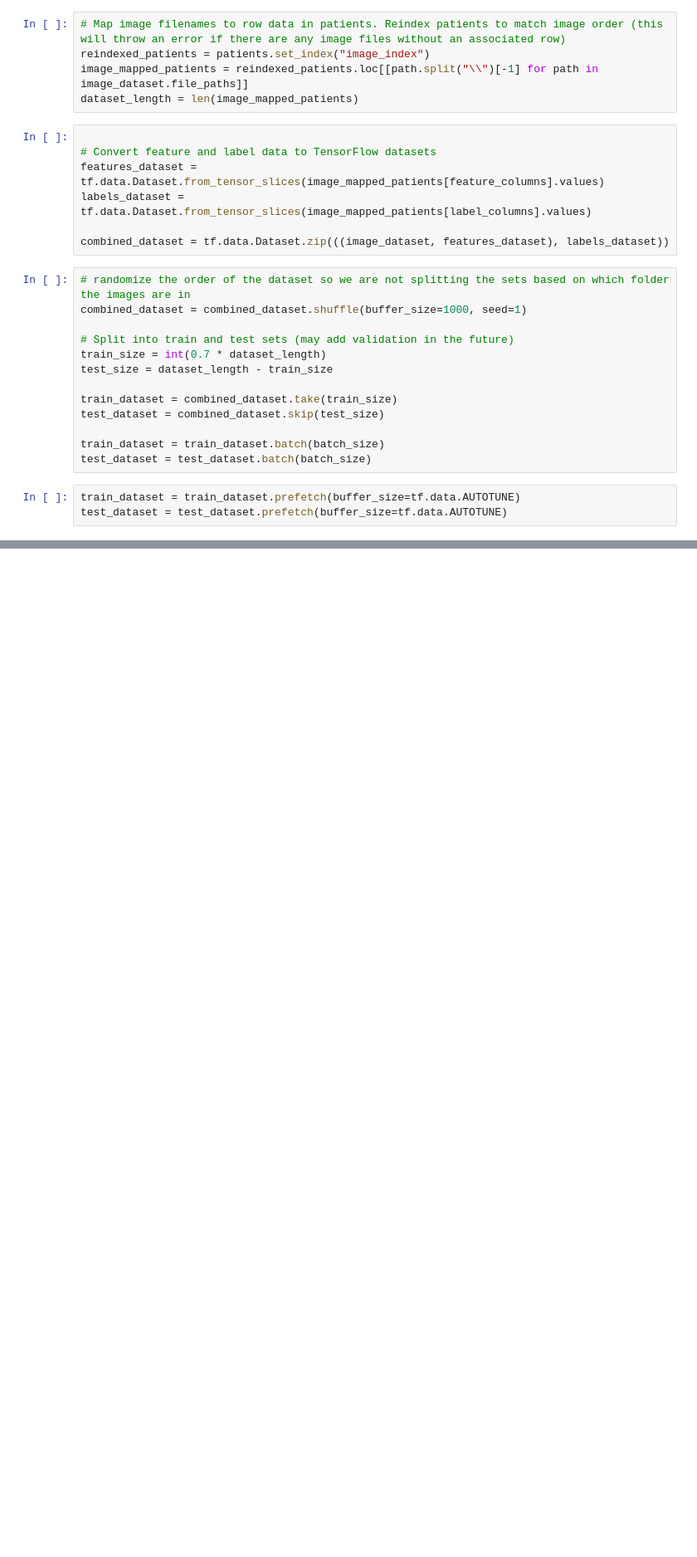
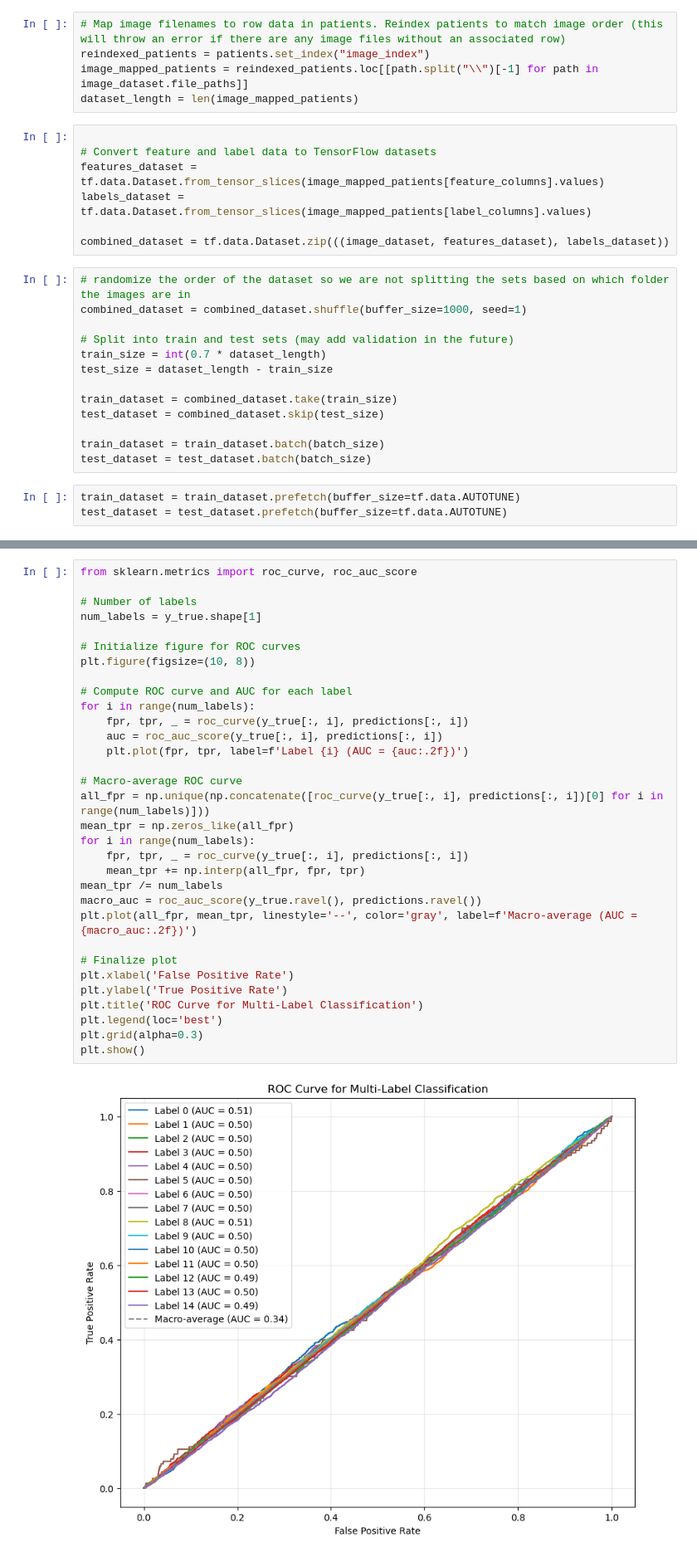
Before and after one commit to AndrewDant/AI570-Xray, a Jupyter notebook: AI 570 Xray Diagnosis.ipynb, the cells around one changed output, grey strips where cells are left out. Shown at 83% size. Drawn from its saved outputs; the diff is of its cells as text; blank space fills up the shorter version.

```diff
--- a/AI 570 Xray Diagnosis.ipynb
+++ b/AI 570 Xray Diagnosis.ipynb
@@ -453,0 +458,34 @@ weighted avg       0.23      0.25      0.24     99198
+# %%
+from sklearn.metrics import roc_curve, roc_auc_score
+
+# Number of labels
+num_labels = y_true.shape[1]
+
+# Initialize figure for ROC curves
+plt.figure(figsize=(10, 8))
+
+# Compute ROC curve and AUC for each label
+for i in range(num_labels):
+    fpr, tpr, _ = roc_curve(y_true[:, i], predictions[:, i])
+    auc = roc_auc_score(y_true[:, i], predictions[:, i])
+    plt.plot(fpr, tpr, label=f'Label {i} (AUC = {auc:.2f})')
+
+# Macro-average ROC curve
+all_fpr = np.unique(np.concatenate([roc_curve(y_true[:, i], predictions[:, i])[0] for i in range(num_labels)]))
+mean_tpr = np.zeros_like(all_fpr)
+for i in range(num_labels):
+    fpr, tpr, _ = roc_curve(y_true[:, i], predictions[:, i])
+    mean_tpr += np.interp(all_fpr, fpr, tpr)
+mean_tpr /= num_labels
+macro_auc = roc_auc_score(y_true.ravel(), predictions.ravel())
+plt.plot(all_fpr, mean_tpr, linestyle='--', color='gray', label=f'Macro-average (AUC = {macro_auc:.2f})')
+
+# Finalize plot
+plt.xlabel('False Positive Rate')
+plt.ylabel('True Positive Rate')
+plt.title('ROC Curve for Multi-Label Classification')
+plt.legend(loc='best')
+plt.grid(alpha=0.3)
+plt.show()
+# %% [output]
+[figure, added]
```
Also changed, not shown: parts of 23 cells of this notebook.
